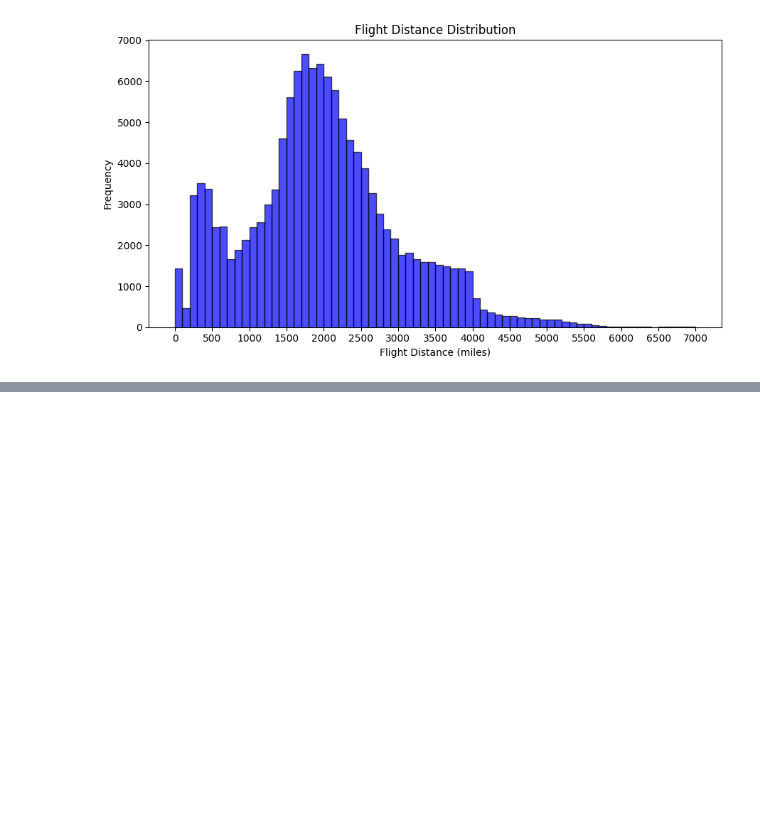
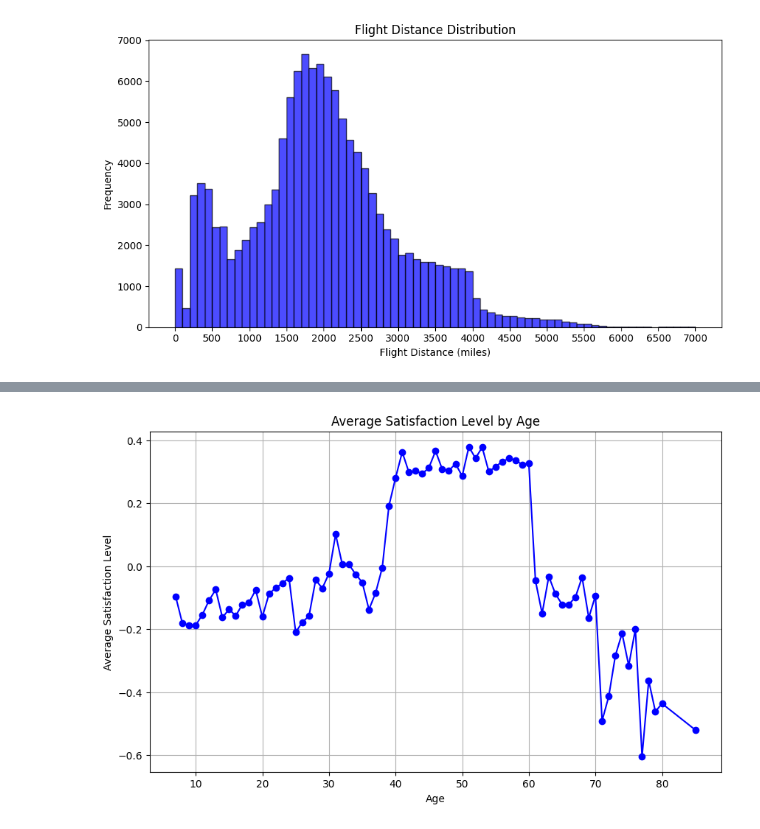
Before and after one commit to JanjaTomic/RV-DZ, a Jupyter notebook: vizualizacija.ipynb, the cells around one changed output, grey strips where cells are left out. Cells and saved outputs as stored; diff of their text form; code cells hidden in the pictures; blank space fills up the shorter version.

```diff
--- a/vizualizacija.ipynb
+++ b/vizualizacija.ipynb
@@ -142,0 +155,12 @@ plt.show()
+# %%
+df['satisfaction'] = df['satisfaction'].map({'satisfied': 1, 'neutral': 0, 'dissatisfied': -1})
+avg_satisfaction_by_age = df.groupby('Age')['satisfaction'].mean()
+plt.figure(figsize=(10, 6))
+avg_satisfaction_by_age.plot(marker='o', color='blue', linestyle='-')
+plt.title('Average Satisfaction Level by Age')
+plt.xlabel('Age')
+plt.ylabel('Average Satisfaction Level')
+plt.grid(True)
+plt.show()
+# %% [output]
+[figure, added]
```
Also changed, not shown: parts of 5 cells of this notebook.
